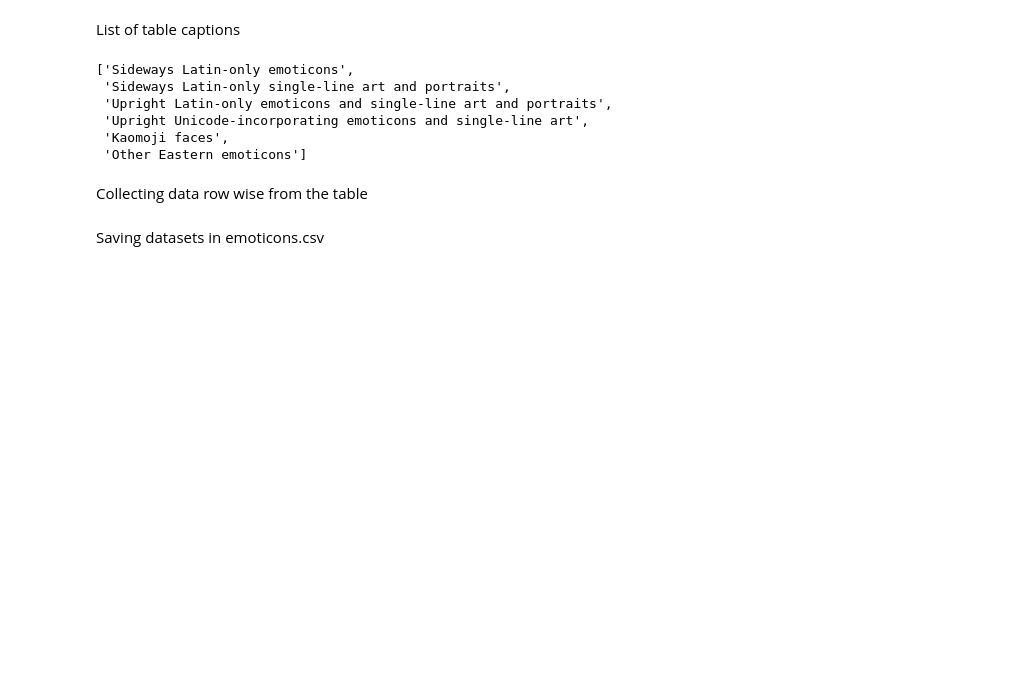
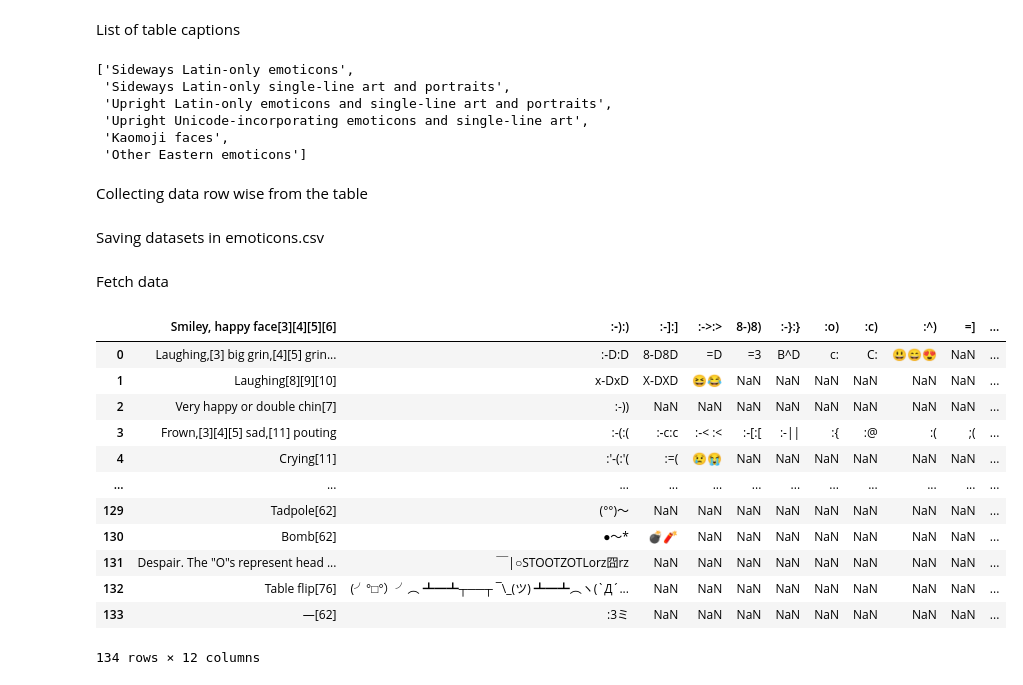
Before and after one commit to KarthikUdyawar/Get-data, a Jupyter notebook: Get-data.ipynb, the cells around one changed output. Cells and saved outputs as stored; diff of their text form; code cells hidden in the pictures; blank space fills up the shorter version.

```diff
--- a/Get-data.ipynb
+++ b/Get-data.ipynb
@@ -243,2 +244,21 @@ with open('datasets/emoticons.csv', 'w', newline="",encoding='utf8') as f:
     writer = csv.writer(f)
     writer.writerows(rows)
+# %% [markdown]
+Fetch data
+# %%
+df4 = pd.read_csv('./datasets/emoticons_raw.csv',encoding = 'utf8')
+df4
+# %% [output]
+|  | Smiley, happy face[3][4][5][6] | :‑):) | :-]:] | :->:> | 8-)8) | :-}:} | :o) | :c) | :^) | =] | ... |
+| 0 | Laughing,[3] big grin,[4][5] grin... | :‑D:D | 8‑D8D | =D | =3 | B^D | c: | C: | 😃😄😍 | NaN | ... |
+| 1 | Laughing[8][9][10] | x‑DxD | X‑DXD | 😆😂 | NaN | NaN | NaN | NaN | NaN | NaN | ... |
+| 2 | Very happy or double chin[7] | :-)) | NaN | NaN | NaN | NaN | NaN | NaN | NaN | NaN | ... |
+| 3 | Frown,[3][4][5] sad,[11] pouting | :‑(:( | :‑c:c | :‑< :< | :‑[:[ | :-|| | :{ | :@ | :( | ;( | ... |
+| 4 | Crying[11] | :'‑(:'( | :=( | 😢😭 | NaN | NaN | NaN | NaN | NaN | NaN | ... |
+| ... | ... | ... | ... | ... | ... | ... | ... | ... | ... | ... | ... |
+| 129 | Tadpole[62] | (°°)～ | NaN | NaN | NaN | NaN | NaN | NaN | NaN | NaN | ... |
+| 130 | Bomb[62] | ●～* | 💣🧨 | NaN | NaN | NaN | NaN | NaN | NaN | NaN | ... |
+| 131 | Despair. The "O"s represent head ... | ￣|○STOOTZOTLorz囧rz | NaN | NaN | NaN | NaN | NaN | NaN | NaN | NaN | ... |
+| 132 | Table flip[76] | (╯°□°）╯︵ ┻━┻┬──┬ ¯\_(ツ) ┻━┻︵ヽ(`Д´... | NaN | NaN | NaN | NaN | NaN | NaN | NaN | NaN | ... |
+| 133 | —[62] | :3ミ | NaN | NaN | NaN | NaN | NaN | NaN | NaN | NaN | ... |
+134 rows × 12 columns
```
Also changed, not shown: parts of 24 cells of this notebook, 3 other files.
